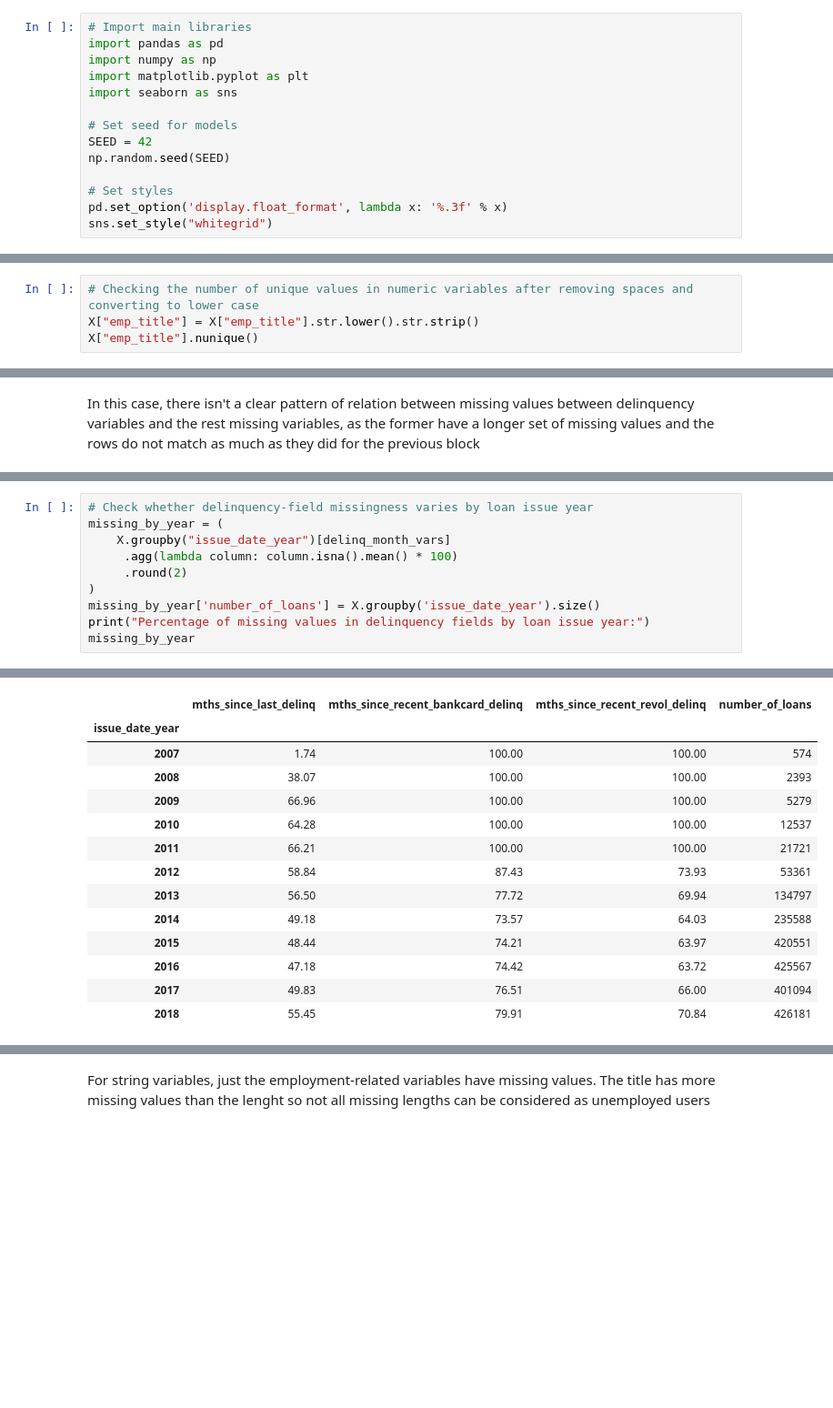
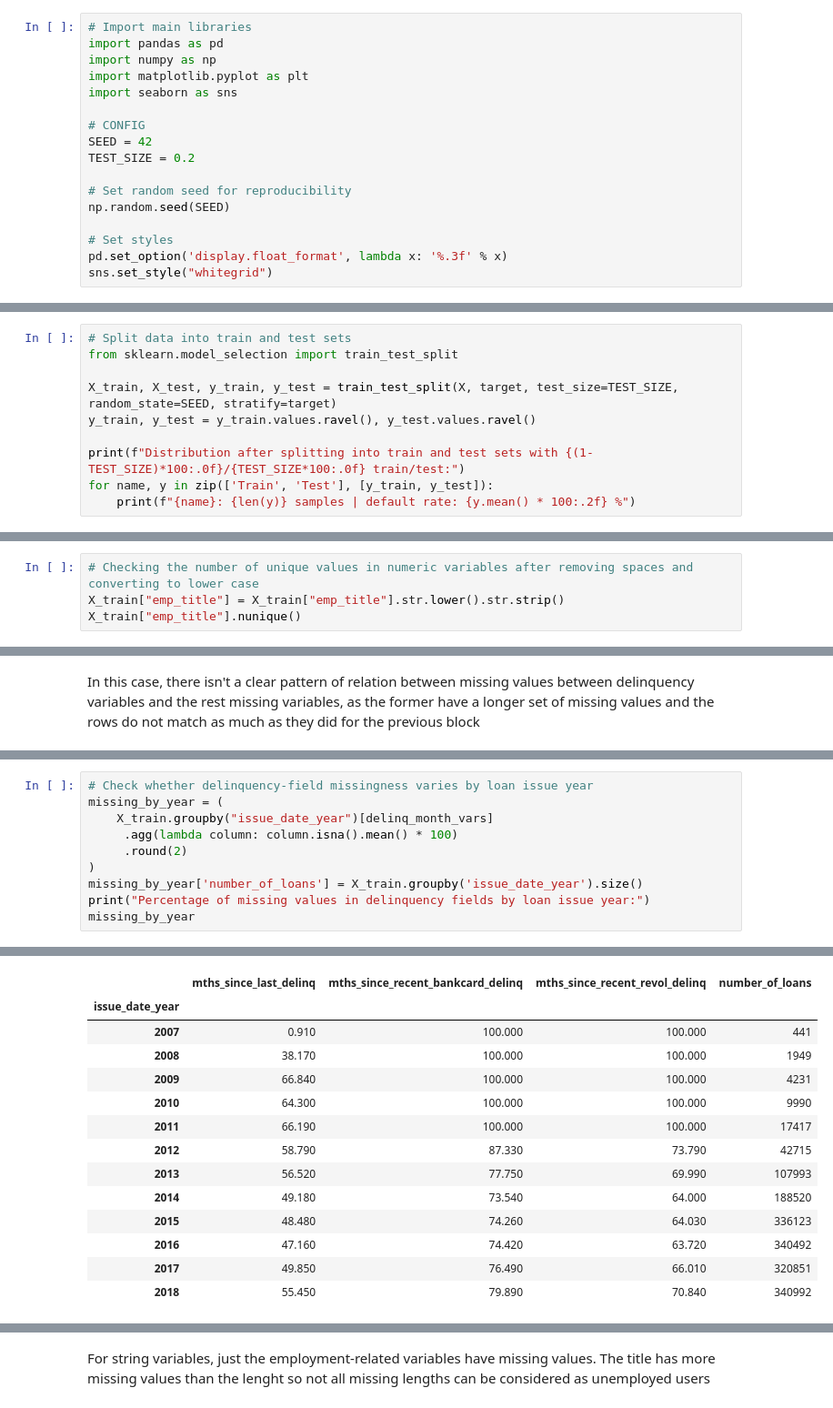
Before and after one commit to zacariasct4/DS_Monthly_Challenges, a Jupyter notebook: 01_expected_credit_loss/main.ipynb, the cells around one changed output, grey strips where cells are left out. Shown at 91% size. Cells and saved outputs as stored; diff of their text form; blank space fills up the shorter version.

```diff
--- a/01_expected_credit_loss/main.ipynb
+++ b/01_expected_credit_loss/main.ipynb
@@ -21,8 +21,11 @@ import numpy as np
 import matplotlib.pyplot as plt
 import seaborn as sns
 
-# Set seed for models
+# CONFIG
 SEED = 42
+TEST_SIZE = 0.2
+
+# Set random seed for reproducibility
 np.random.seed(SEED)
 
 # Set styles
@@ -144,3 +174,13 @@ print("All variables are categorized as string or numeric?", len(string_var) + l
 Number of string variables: 11
 Number of numeric variables: 34
 All variables are categorized as string or numeric? True
+# %%
+# Split data into train and test sets
+from sklearn.model_selection import train_test_split
+
+X_train, X_test, y_train, y_test = train_test_split(X, target, test_size=TEST_SIZE, random_state=SEED, stratify=target)
+y_train, y_test = y_train.values.ravel(), y_test.values.ravel()
+
+print(f"Distribution after splitting into train and test sets with {(1-TEST_SIZE)*100:.0f}/{TEST_SIZE*100:.0f} train/test:")
+for name, y in zip(['Train', 'Test'], [y_train, y_test]):
+    print(f"{name}: {len(y)} samples | default rate: {y.mean() * 100:.2f} %")
@@ -166,6 +237,6 @@ This analysis shows that some of the string variables can be tuned into numeric
 - Some of then are binary, which is easily coded keeping just one variable, whereas other have 3 or 4 possible values, which cane be handled using techniques as OHE
 # %%
 # Checking the number of unique values in numeric variables after removing spaces and converting to lower case
-X["emp_title"] = X["emp_title"].str.lower().str.strip()
-X["emp_title"].nunique()
+X_train["emp_title"] = X_train["emp_title"].str.lower().str.strip()
+X_train["emp_title"].nunique()
 # %% [output]
@@ -518,26 +659,26 @@ Comparison of missing delinquency-history fields with the recorded delinquency c
 # %%
 # Check whether delinquency-field missingness varies by loan issue year
 missing_by_year = (
-    X.groupby("issue_date_year")[delinq_month_vars]
+    X_train.groupby("issue_date_year")[delinq_month_vars]
      .agg(lambda column: column.isna().mean() * 100)
      .round(2)
 )
-missing_by_year['number_of_loans'] = X.groupby('issue_date_year').size()
+missing_by_year['number_of_loans'] = X_train.groupby('issue_date_year').size()
 print("Percentage of missing values in delinquency fields by loan issue year:")
 missing_by_year
 # %% [output]
 Percentage of missing values in delinquency fields by loan issue year:
 |  | mths_since_last_delinq | mths_since_recent_bankcard_delinq | mths_since_recent_revol_delinq | number_of_loans |
 | issue_date_year |  |  |  |  |
-| 2007 | 1.74 | 100.00 | 100.00 | 574 |
-| 2008 | 38.07 | 100.00 | 100.00 | 2393 |
-| 2009 | 66.96 | 100.00 | 100.00 | 5279 |
-| 2010 | 64.28 | 100.00 | 100.00 | 12537 |
-| 2011 | 66.21 | 100.00 | 100.00 | 21721 |
-| 2012 | 58.84 | 87.43 | 73.93 | 53361 |
-| 2013 | 56.50 | 77.72 | 69.94 | 134797 |
-| 2014 | 49.18 | 73.57 | 64.03 | 235588 |
-| 2015 | 48.44 | 74.21 | 63.97 | 420551 |
-| 2016 | 47.18 | 74.42 | 63.72 | 425567 |
-| 2017 | 49.83 | 76.51 | 66.00 | 401094 |
-| 2018 | 55.45 | 79.91 | 70.84 | 426181 |
+| 2007 | 0.910 | 100.000 | 100.000 | 441 |
+| 2008 | 38.170 | 100.000 | 100.000 | 1949 |
+| 2009 | 66.840 | 100.000 | 100.000 | 4231 |
+| 2010 | 64.300 | 100.000 | 100.000 | 9990 |
+| 2011 | 66.190 | 100.000 | 100.000 | 17417 |
+| 2012 | 58.790 | 87.330 | 73.790 | 42715 |
+| 2013 | 56.520 | 77.750 | 69.990 | 107993 |
+| 2014 | 49.180 | 73.540 | 64.000 | 188520 |
+| 2015 | 48.480 | 74.260 | 64.030 | 336123 |
+| 2016 | 47.160 | 74.420 | 63.720 | 340492 |
+| 2017 | 49.850 | 76.490 | 66.010 | 320851 |
+| 2018 | 55.450 | 79.890 | 70.840 | 340992 |
```
Also changed, not shown: parts of 100 cells of this notebook, 2 other files.
